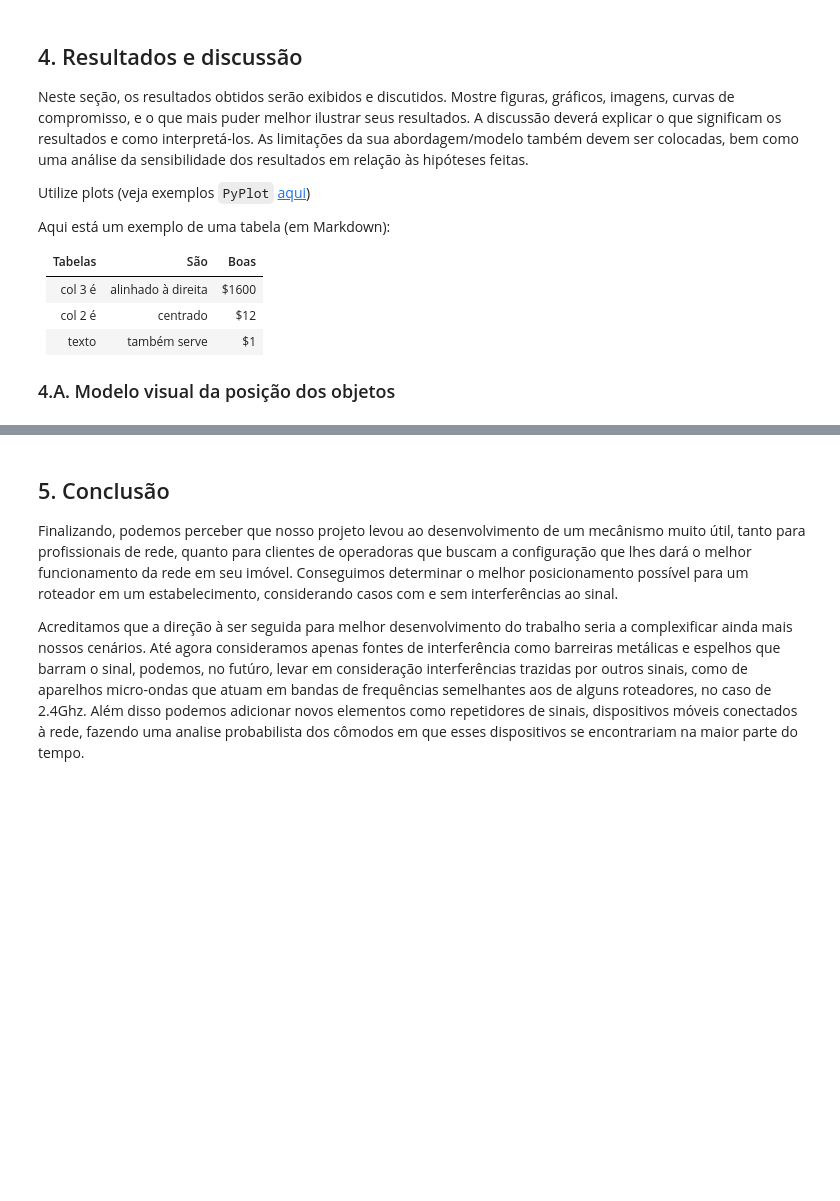
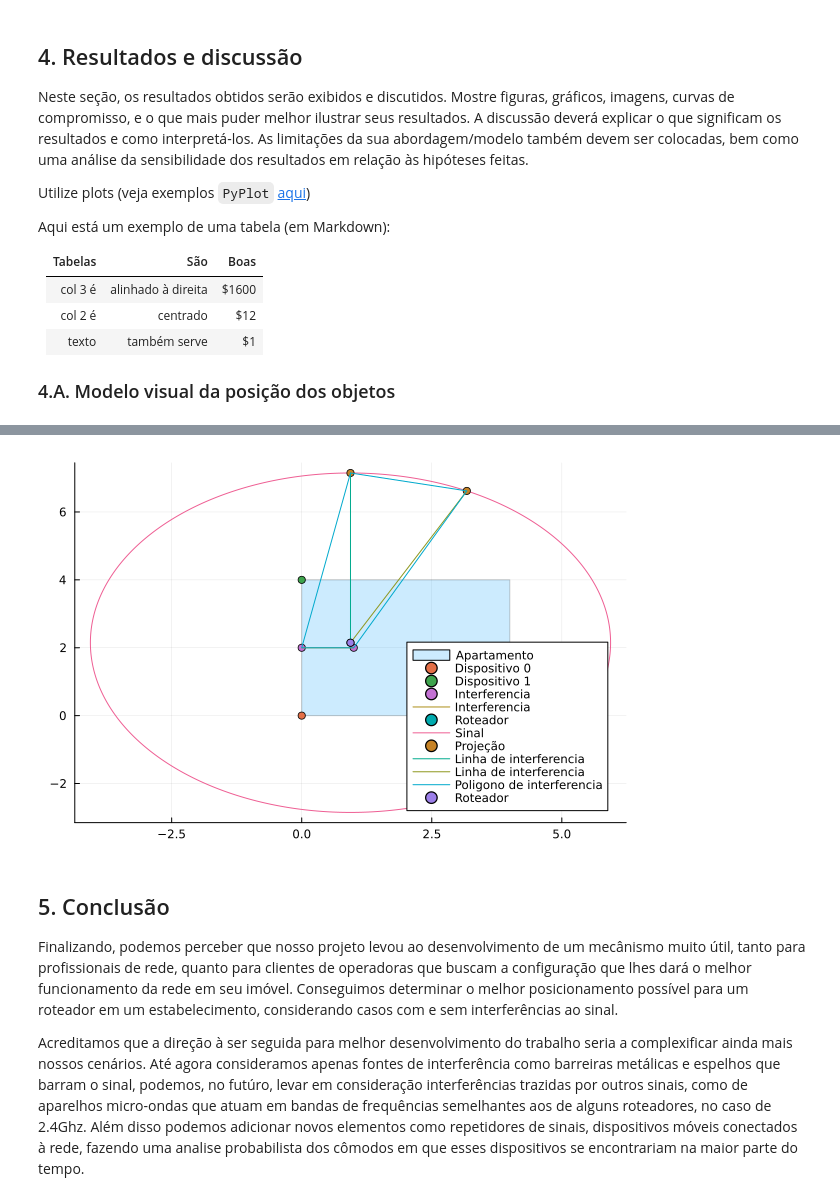
Before and after one commit to PedroHTeixeira/wifi-optimize, a Jupyter notebook: modelo_relatorio_projeto_2022.ipynb, the cells around one changed output, grey strips where cells are left out. Cells and saved outputs as stored; diff of their text form; code cells hidden in the pictures; blank space fills up the shorter version.

```diff
--- a/modelo_relatorio_projeto_2022.ipynb
+++ b/modelo_relatorio_projeto_2022.ipynb
@@ -295,3 +303,21 @@ Any[0.5656854390813344, 0]
+# %%
+using Plots
+function circleShape(x,y,r)
+    teta = LinRange(0,2*pi, 500)
+    x .+ r*sin.(teta), y .+ r*cos.(teta)
+end
+plot!(circleShape(JuMP.value.(x),JuMP.value.(y),5),label="Sinal")
+for interferencia in interferencias
+    proj_1 = [(5*cos(atan(interferencia[1][2]/interferencia[1][1])))+JuMP.value.(x), (5*sin(atan(interferencia[1][2]/interferencia[1][1])))+JuMP.value.(y)]
+    proj_2 = [(5*cos(atan(interferencia[2][2]/interferencia[2][1])))+JuMP.value.(x), (5*sin(atan(interferencia[2][2]/interferencia[2][1])))+JuMP.value.(y)]
+    scatter!([proj_1[1],proj_2[1]],[proj_1[2],proj_2[2]],label="Projeção")
+    plot!([JuMP.value.(x),proj_1[1]],[JuMP.value.(y),proj_1[2]], label="Linha de interferencia")
+    plot!([JuMP.value.(x),proj_2[1]],[JuMP.value.(y),proj_2[2]], label="Linha de interferencia")
+    plot!([interferencia[1][1],interferencia[2][1],proj_2[1],proj_1[1],interferencia[1][1]],[interferencia[1][2],interferencia[2][2],proj_2[2],proj_1[2],interferencia[1][2]],label="Poligono de interferencia")
+end
+scatter!([JuMP.value.(x)],[JuMP.value.(y)], label="Roteador")
+# %% [output]
+[figure, added]
 # %% [markdown]
 ## 5. Conclusão ##
 
```
Also changed, not shown: parts of 4 cells of this notebook.
